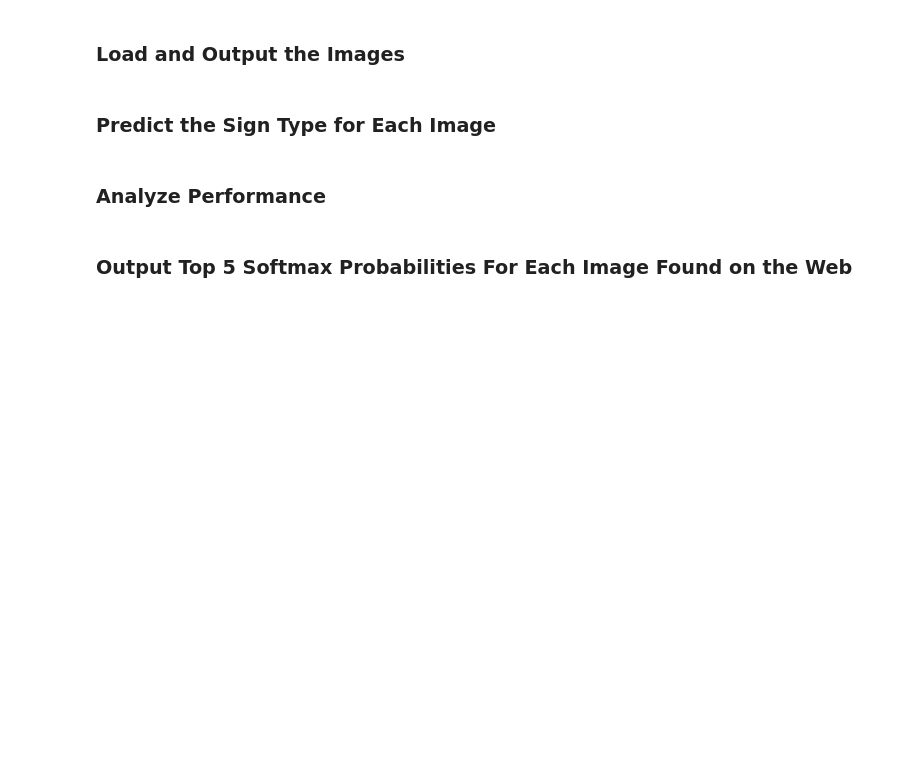
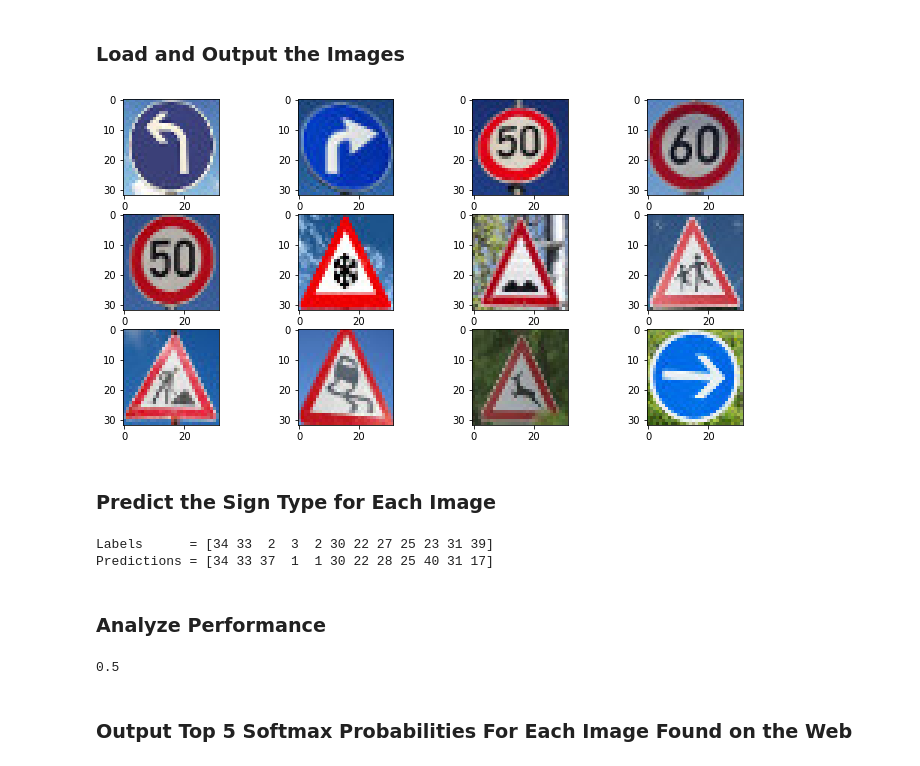
Before and after one commit to beylul/carnd_term1_tsc_project, a Jupyter notebook: Traffic_Sign_Classifier.ipynb, the cells around one changed output. Saved outputs shown, nothing was run; the diff lists cells and outputs as text; code cells hidden in the pictures; blank space fills up the shorter version.

```diff
--- a/Traffic_Sign_Classifier.ipynb
+++ b/Traffic_Sign_Classifier.ipynb
@@ -359,14 +346,49 @@ You may find `signnames.csv` useful as it contains mappings from the class id (i
+# %%
+### Load the images and plot them here.
+### Feel free to use as many code cells as needed.
+from matplotlib.image import imread
+
+TEST_IMAGE_FOLDER = 'new_test_images'
+names = [ 'test{}.jpg'.format(str(_)) for _ in range(1,13) ]
+labels = np.array([34,33,2,3,2,30,22,27,25,23,31,39])
+
+imgs = np.array([imread(os.path.join(TEST_IMAGE_FOLDER, name)) for name in names])
+# %%
+fig, axes = plt.subplots(3, 4, figsize=(12, 6))
+for ax, img in zip(axes.flat, imgs):
+    ax.imshow(img)
+# %% [output]
+[figure, added]
 # %% [markdown]
 ### Predict the Sign Type for Each Image
 # %%
 ### Run the predictions here and use the model to output the prediction for each image.
 ### Make sure to pre-process the images with the same pre-processing pipeline used earlier.
 ### Feel free to use as many code cells as needed.
+
+imgs = rgbtoy(imgs)
+imgs = normalize(imgs, grey_mean, grey_stddev).reshape((-1,32,32,1))
+
+with tf.Session() as sess:
+    saver.restore(sess, tf.train.latest_checkpoint(os.path.join(CHECKPOINT_OUTPUT)))
+
+    predictions = predict(imgs)
+    #test_accuracy = evaluate(imgs, labels)
+    print("Labels      = {}".format(labels))
+    print("Predictions = {}".format(predictions))
+# %% [output]
+Labels      = [34 33  2  3  2 30 22 27 25 23 31 39]
+Predictions = [34 33 37  1  1 30 22 28 25 40 31 17]
 # %% [markdown]
 ### Analyze Performance
 # %%
 ### Calculate the accuracy for these 5 new images.
 ### For example, if the model predicted 1 out of 5 signs correctly, it's 20% accurate on these new images.
+
+accuracy = np.mean(predictions == labels)
+print(accuracy)
+# %% [output]
+0.5
 # %% [markdown]
 ### Output Top 5 Softmax Probabilities For Each Image Found on the Web
 # %% [markdown]
```
Also changed, not shown: parts of 12 cells of this notebook, 12 other files.
